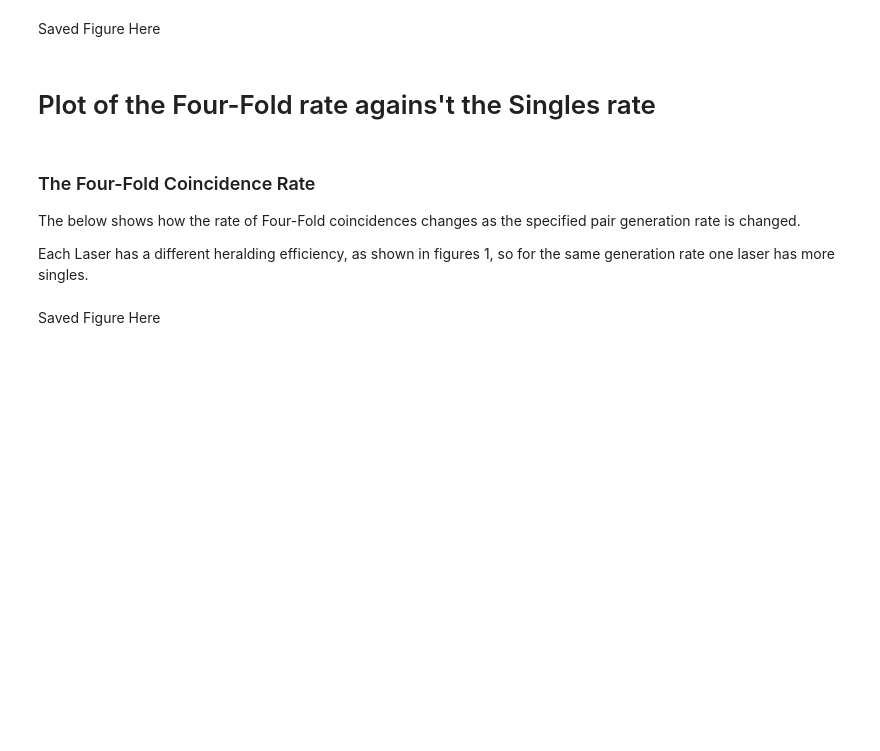
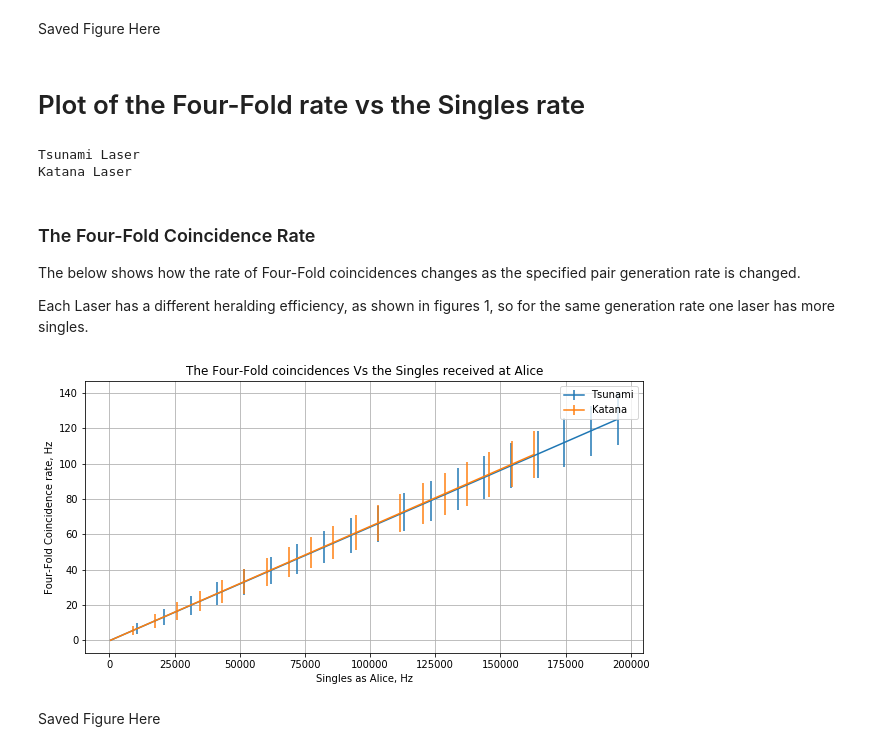
Before and after one commit to 2Phyzzy/QuantumRelay, a Jupyter notebook: Laser Decision.ipynb, the cells around one changed output. Saved outputs shown, nothing was run; the diff lists cells and outputs as text; code cells hidden in the pictures; blank space fills up the shorter version.

```diff
--- a/Laser Decision.ipynb
+++ b/Laser Decision.ipynb
@@ -303,7 +313,7 @@ def Wave2Freg(Wave_bw_nm,central_wavelength_nm):
     Ferq_bw = (c*Wave_bw)/(central_wavelength**2)
     return Freq_bw
 
-lasers = {"Tsunami":[0.1,0.007E-12,1E-12],"Katana":[35,3E-12,1E-9]}
+lasers = {"Tsunami":[0.1,0.004E-12,1E-12],"Katana":[35,1E-12,1E-9]}
 # %% [markdown]
 ## For the 100 fp pulsed laser (Taitanium-Saphire Tsunami):
 # %%
@@ -955,7 +976,7 @@ Saved Figure Here
 
 [//]:![title](FigsFromNotebook/2020_08_25_101221_Katana_SJvFF.png)
 # %% [markdown]
-# Plot of the Four-Fold rate agains't the Singles rate
+# Plot of the Four-Fold rate vs the Singles rate
 # %%
 singles = []
 FFs_s = []
@@ -1048,6 +1069,9 @@ for item in lasers:
     singles.append(single)
     FFs_s.append(FF)
     FFes_s.append(FFe)
+# %% [output]
+Tsunami Laser
+Katana Laser
 # %% [markdown]
 ### The Four-Fold Coincidence Rate
 
@@ -1055,19 +1079,20 @@ The below shows how the rate of Four-Fold coincidences changes as the specified
 
 Each Laser has a different heralding efficiency, as shown in figures 1, so for the same generation rate one laser has more singles.
 # %%
-time.sleep(1)
 plt.figure(figsize=[10,5])
 plt.errorbar(singles[0],FFs_s[0],yerr=FFes_s[0],label="Tsunami")
 plt.errorbar(singles[1],FFs_s[1],yerr=FFes_s[1],label="Katana")
 plt.title("The Four-Fold coincidences Vs the Singles received at Alice")
 plt.xlabel("Singles as Alice, Hz")
 plt.ylabel("Four-Fold Coincidence rate, Hz")
 plt.legend()
 plt.grid()
 now = datetime.now()
 dt_string = now.strftime("%Y_%m_%d_%H%M%S")
 plt.savefig("".join(["FigsFromNotebook/New/",dt_string,"_FFvSingles.png"]))
 plt.show()
+# %% [output]
+[figure, added]
 # %% [markdown]
 Saved Figure Here
 
```
Also changed, not shown: parts of 16 cells of this notebook.
